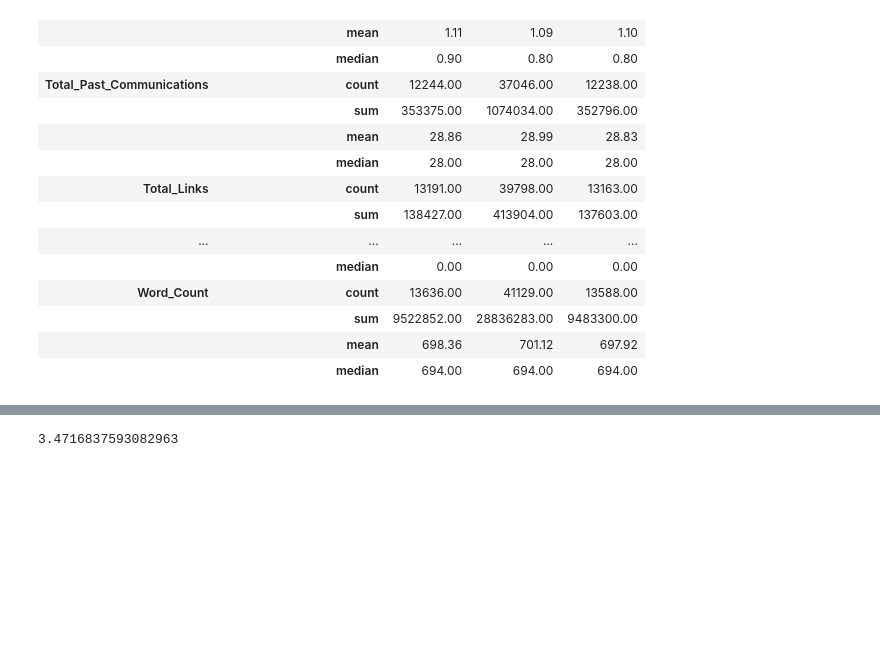
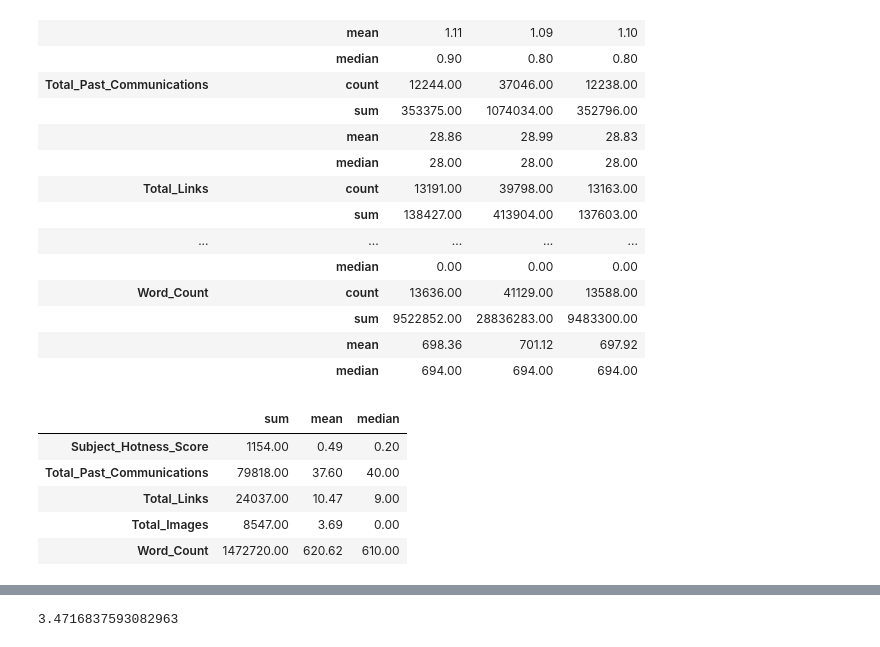
Before and after one commit to abhinav4201/Classification-Email-Campaign-Effectiveness-Prediction, a Jupyter notebook: Email_Campaign_Effectiveness_Prediction_capstone_3.ipynb, the cells around one changed output, grey strips where cells are left out. Cells and saved outputs as stored; diff of their text form; code cells hidden in the pictures; blank space fills up the shorter version.

```diff
--- a/Email_Campaign_Effectiveness_Prediction_capstone_3.ipynb
+++ b/Email_Campaign_Effectiveness_Prediction_capstone_3.ipynb
@@ -504,3 +516,13 @@ df.groupby('Time_Email_sent_Category')[num_feature].agg(['count','sum','mean','m
 |  | sum | 9522852.00 | 28836283.00 | 9483300.00 |
 |  | mean | 698.36 | 701.12 | 697.92 |
 |  | median | 694.00 | 694.00 | 694.00 |
+# %%
+#Analyzing mean median and sum based on Email Acknowledged with respect to numerical features
+df[df['Email_Status'] == 2][num_feature].agg(['sum','mean','median']).T
+# %% [output]
+|  | sum | mean | median |
+| Subject_Hotness_Score | 1154.00 | 0.49 | 0.20 |
+| Total_Past_Communications | 79818.00 | 37.60 | 40.00 |
+| Total_Links | 24037.00 | 10.47 | 9.00 |
+| Total_Images | 8547.00 | 3.69 | 0.00 |
+| Word_Count | 1472720.00 | 620.62 | 610.00 |
```
Also changed, not shown: parts of 12 cells of this notebook.
